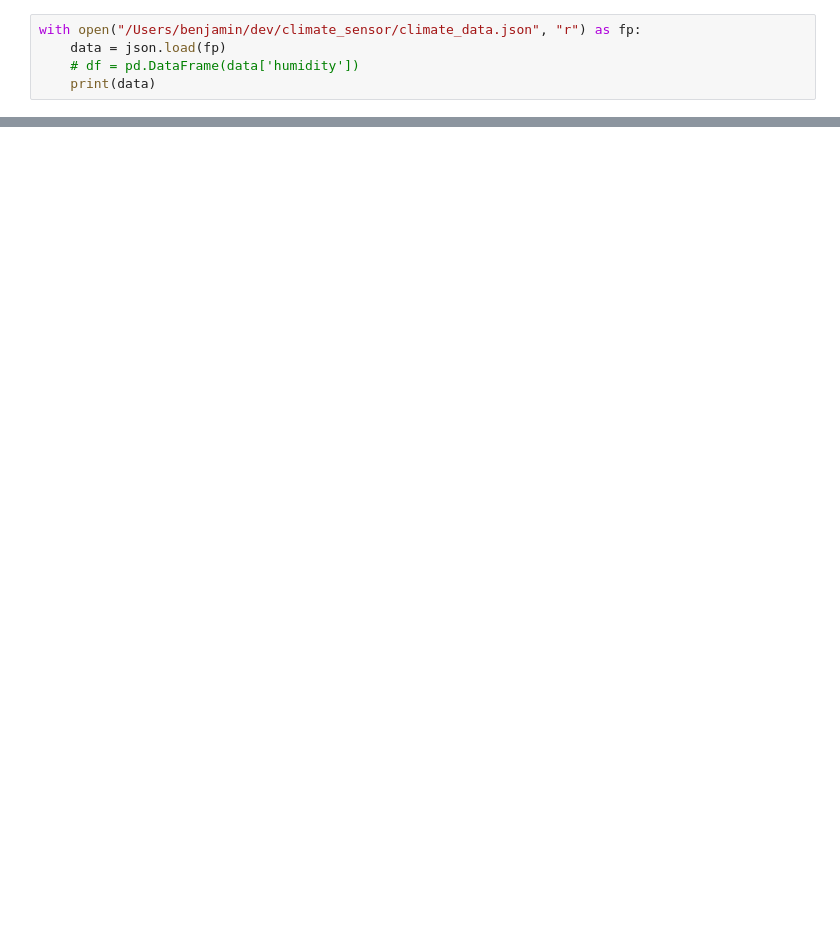
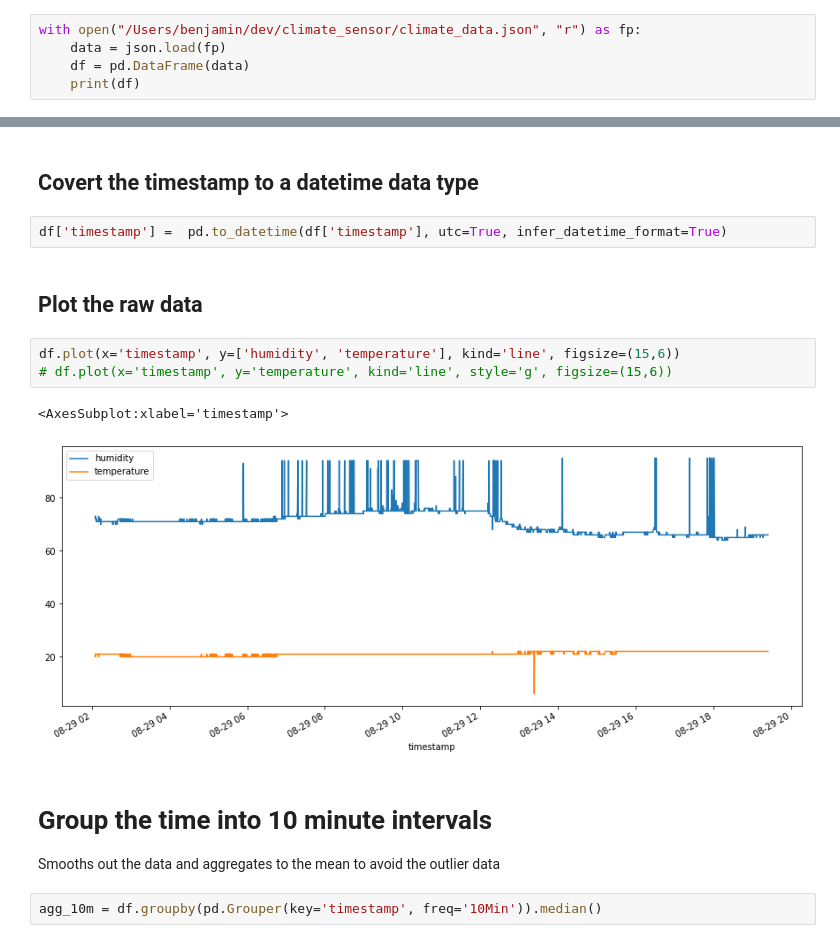
Before and after one commit to tukanuk/climate_sensor, a Jupyter notebook: climate_graph.ipynb, the cells around one changed output, grey strips where cells are left out. Cells and saved outputs as stored; diff of their text form; blank space fills up the shorter version.

Commit message:
jupyter notebook for data analysis

```diff
--- a/climate_graph.ipynb
+++ b/climate_graph.ipynb
@@ -8,6 +6,6 @@ import json
 # %%
 with open("/Users/benjamin/dev/climate_sensor/climate_data.json", "r") as fp:
     data = json.load(fp)
-    # df = pd.DataFrame(data['humidity'])
-    print(data)
+    df = pd.DataFrame(data)
+    print(df)
 # %% [output]
@@ -14,0 +26,17 @@ SyntaxError: invalid syntax (501827605.py, line 4)
+# %% [markdown]
+## Covert the timestamp to a datetime data type
+# %%
+df['timestamp'] =  pd.to_datetime(df['timestamp'], utc=True, infer_datetime_format=True)
+# %% [markdown]
+## Plot the raw data
+# %%
+df.plot(x='timestamp', y=['humidity', 'temperature'], kind='line', figsize=(15,6))
+# df.plot(x='timestamp', y='temperature', kind='line', style='g', figsize=(15,6))
+# %% [output]
+<AxesSubplot:xlabel='timestamp'>
+[figure, added]
+# %% [markdown]
+# Group the time into 10 minute intervals
+Smooths out the data and aggregates to the mean to avoid the outlier data
+# %%
+agg_10m = df.groupby(pd.Grouper(key='timestamp', freq='10Min')).median()
```
Also changed, not shown: parts of 6 cells of this notebook.
